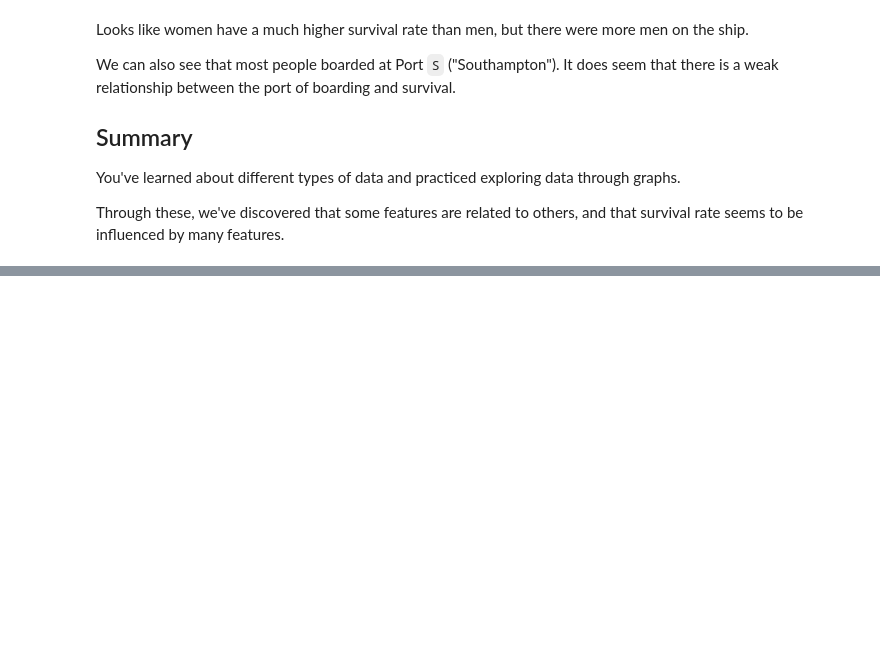
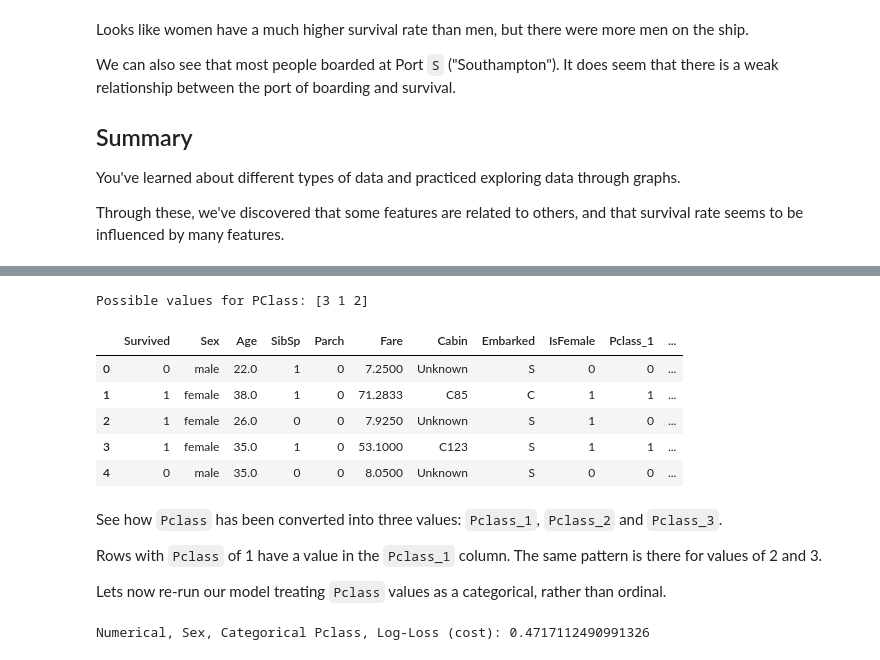
Before and after one commit to fitditcorp4/dp100_MS_Azure_DataScientist, a Jupyter notebook: Working_with_missing_data.ipynb, the cells around one changed output, grey strips where cells are left out. Drawn from its saved outputs; the diff is of its cells as text; code cells hidden in the pictures; blank space fills up the shorter version.

```diff
--- a/Working_with_missing_data.ipynb
+++ b/Working_with_missing_data.ipynb
@@ -516,0 +527,19 @@ Through these, we've discovered that some features are related to others, and th
+# %%
+import pandas
+!wget https://raw.githubusercontent.com/MicrosoftDocs/mslearn-introduction-to-machine-learning/main/m0c_logistic_regression.py
+!wget https://raw.githubusercontent.com/MicrosoftDocs/mslearn-introduction-to-machine-learning/main/Data/titanic.csv
+
+# Open our dataset from file
+dataset = pandas.read_csv("titanic.csv", index_col=False, sep=",", header=0)
+
+# Fill missing cabin information with 'Unknown'
+dataset["Cabin"].fillna("Unknown", inplace=True)
+
+# Remove rows missing Age information
+dataset.dropna(subset=["Age"], inplace=True)
+
+# Remove the Name, PassengerId, and Ticket fields
+# This is optional and only to make it easier to read our print-outs
+dataset.drop(["PassengerId", "Name", "Ticket"], axis=1, inplace=True)
+
+dataset.head()
@@ -516,0 +605,13 @@ Through these, we've discovered that some features are related to others, and th
+# %%
+# Swap male / female with numerical values
+# We can do this because there are only two categories
+dataset["IsFemale"] = dataset.Sex.replace({'male':0, 'female':1})
+
+# Print out the first few rows of the dataset
+print(dataset.head())
+
+# Run and test the model, also using IsFemale this time
+features = ["Age", "Pclass", "SibSp", "Parch", "Fare", "IsFemale"]
+loss_binary_categoricals = train_logistic_regression(dataset, features)
+
+print(f"\nNumerical + Sex, Log-Loss (cost): {loss_binary_categoricals}")
@@ -516,0 +642,36 @@ Through these, we've discovered that some features are related to others, and th
+# %%
+# Get all possible categories for the "PClass" column
+print(f"Possible values for PClass: {dataset['Pclass'].unique()}")
+
+# Use Pandas to One-Hot encode the PClass category
+dataset_with_one_hot = pandas.get_dummies(dataset, columns=["Pclass"], drop_first=False)
+
+# Add back in the old Pclass column, for learning purposes
+dataset_with_one_hot["Pclass"] = dataset.Pclass
+
+# Print out the first few rows
+dataset_with_one_hot.head()
+# %% [output]
+Possible values for PClass: [3 1 2]
+|  | Survived | Sex | Age | SibSp | Parch | Fare | Cabin | Embarked | IsFemale | Pclass_1 | ... |
+| 0 | 0 | male | 22.0 | 1 | 0 | 7.2500 | Unknown | S | 0 | 0 | ... |
+| 1 | 1 | female | 38.0 | 1 | 0 | 71.2833 | C85 | C | 1 | 1 | ... |
+| 2 | 1 | female | 26.0 | 0 | 0 | 7.9250 | Unknown | S | 1 | 0 | ... |
+| 3 | 1 | female | 35.0 | 1 | 0 | 53.1000 | C123 | S | 1 | 1 | ... |
+| 4 | 0 | male | 35.0 | 0 | 0 | 8.0500 | Unknown | S | 0 | 0 | ... |
+# %% [markdown]
+See how `Pclass` has been converted into three values: `Pclass_1`, `Pclass_2` and `Pclass_3`.
+
+Rows with `Pclass` of 1 have a value in the `Pclass_1` column. The same pattern is there for values of 2 and 3.
+
+Lets now re-run our model treating `Pclass` values as a categorical, rather than ordinal.
+# %%
+# Run and test the model, also using Pclass as a categorical feature this time
+features = ["Age", "SibSp", "Parch", "Fare", "IsFemale",
+            "Pclass_1", "Pclass_2", "Pclass_3"]
+
+loss_pclass_categorical = train_logistic_regression(dataset_with_one_hot, features)
+
+print(f"\nNumerical, Sex, Categorical Pclass, Log-Loss (cost): {loss_pclass_categorical}")
+# %% [output]
+Numerical, Sex, Categorical Pclass, Log-Loss (cost): 0.4717112490991326
```
Also changed, not shown: parts of 14 cells of this notebook, 2 other files.
